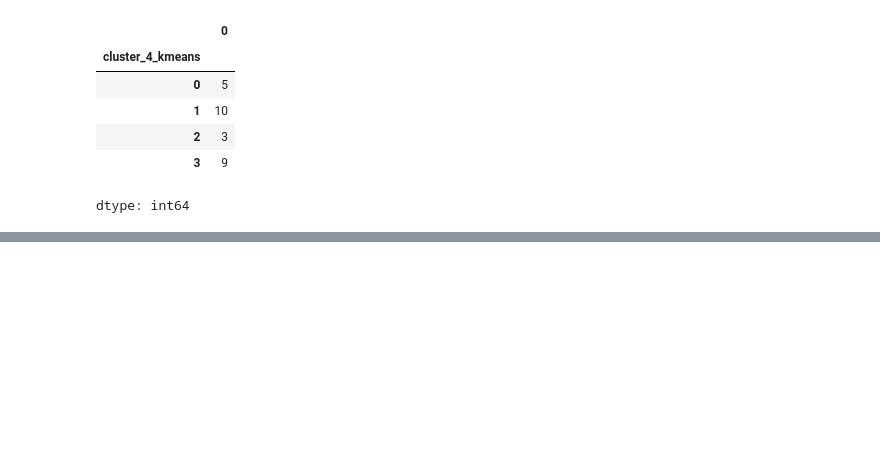
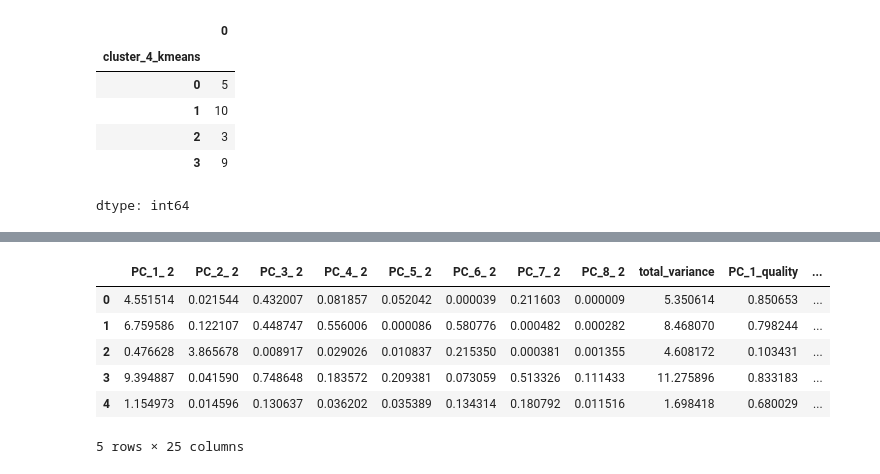
Before and after one commit to cedricguilmin/analytics_mining, a Jupyter notebook: countries_ue_PCA.ipynb, the cells around one changed output, grey strips where cells are left out. Cells and saved outputs as stored; diff of their text form; code cells hidden in the pictures; blank space fills up the shorter version.

Commit message:
Add quality of representation of each observation for each component

```diff
--- a/countries_ue_PCA.ipynb
+++ b/countries_ue_PCA.ipynb
@@ -432,0 +442,3 @@ plt.show()
+# %%
+countries_pca_pc_2['total_variance'] = countries_pca_pc_2[pc_names_2].sum(axis=1)
+countries_pca_pc_2.head()
@@ -432,0 +457,3 @@ plt.show()
+# %%
+quality_names = [p + '_quality' for p in pc_names]
+print(quality_names)
@@ -432,0 +462,3 @@ plt.show()
+# %%
+for pc_2, quality in zip(pc_names_2, quality_names):
+  countries_pca_pc_2[quality] = countries_pca_pc_2[pc_2] / countries_pca_pc_2['total_variance']
@@ -432,0 +494,3 @@ plt.show()
+# %%
+for i, cumul_quality in enumerate(quality_names):
+  countries_pca_pc_2[quality_names[i] + '_cumul'] = countries_pca_pc_2[quality_names[:i+1]].sum(axis=1)
@@ -432,0 +515,10 @@ plt.show()
+# %%
+countries_pca_pc_2.head()
+# %% [output]
+|  | PC_1_ 2 | PC_2_ 2 | PC_3_ 2 | PC_4_ 2 | PC_5_ 2 | PC_6_ 2 | PC_7_ 2 | PC_8_ 2 | total_variance | PC_1_quality | ... |
+| 0 | 4.551514 | 0.021544 | 0.432007 | 0.081857 | 0.052042 | 0.000039 | 0.211603 | 0.000009 | 5.350614 | 0.850653 | ... |
+| 1 | 6.759586 | 0.122107 | 0.448747 | 0.556006 | 0.000086 | 0.580776 | 0.000482 | 0.000282 | 8.468070 | 0.798244 | ... |
+| 2 | 0.476628 | 3.865678 | 0.008917 | 0.029026 | 0.010837 | 0.215350 | 0.000381 | 0.001355 | 4.608172 | 0.103431 | ... |
+| 3 | 9.394887 | 0.041590 | 0.748648 | 0.183572 | 0.209381 | 0.073059 | 0.513326 | 0.111433 | 11.275896 | 0.833183 | ... |
+| 4 | 1.154973 | 0.014596 | 0.130637 | 0.036202 | 0.035389 | 0.134314 | 0.180792 | 0.011516 | 1.698418 | 0.680029 | ... |
+5 rows × 25 columns
```
Also changed, not shown: parts of 10 cells of this notebook.
